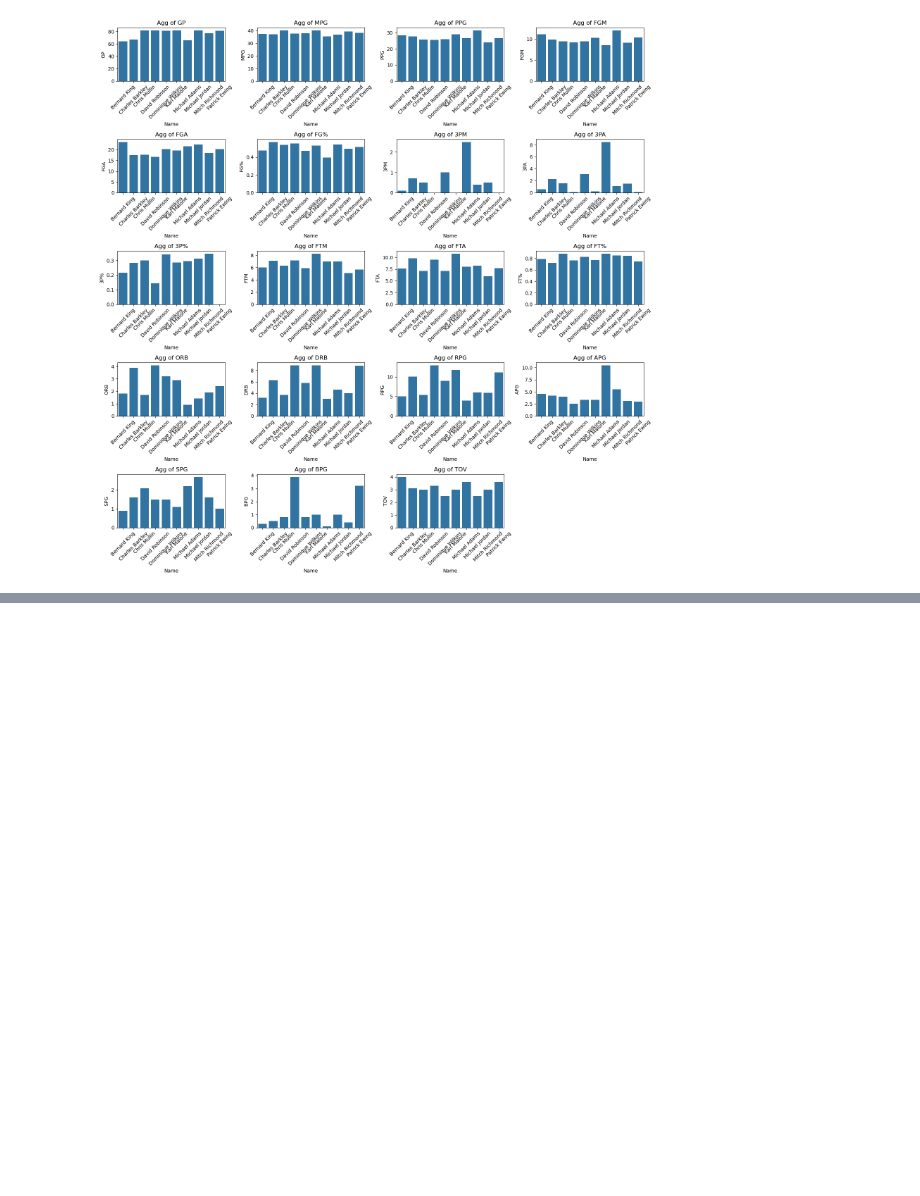
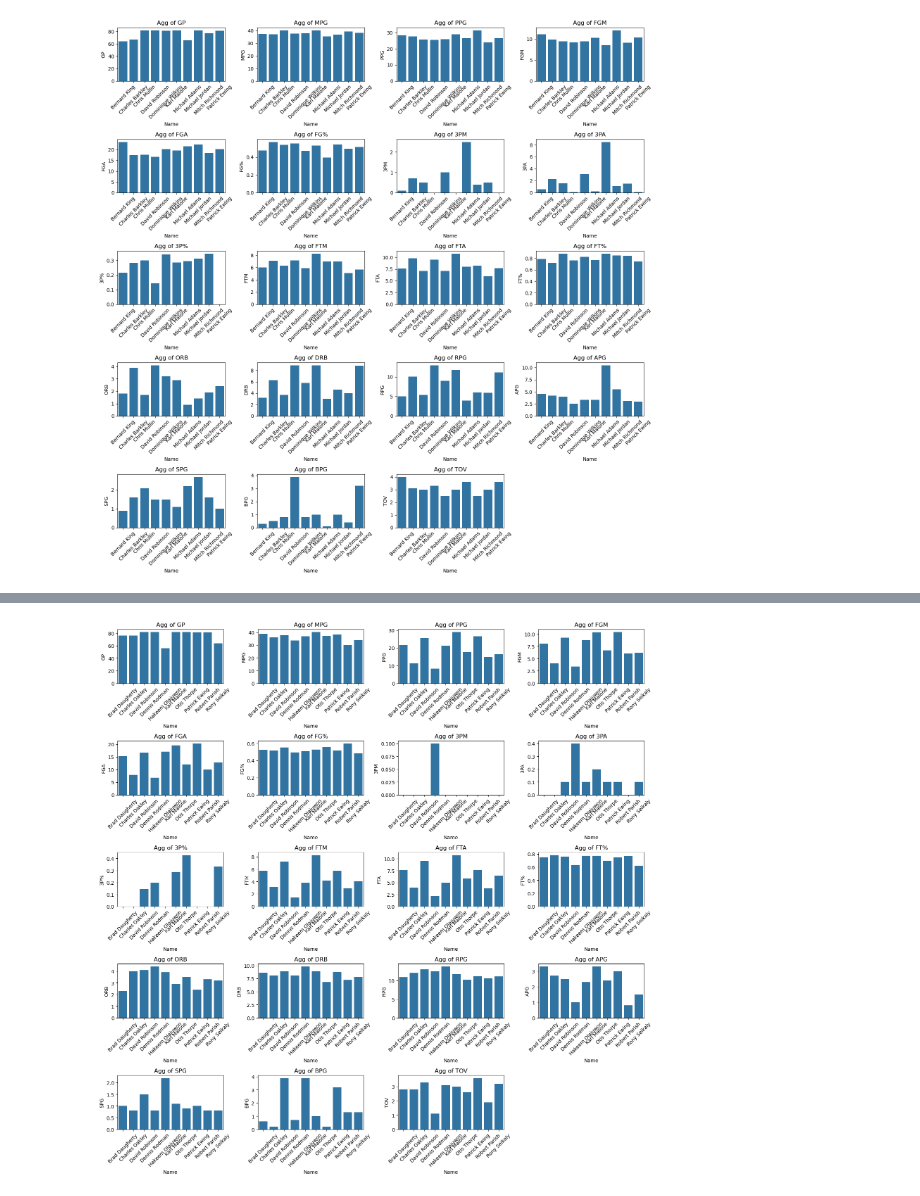
Before and after one commit to MaukanMir/1990-1991-Season-Analysis, a Jupyter notebook: nba.ipynb, the cells around one changed output, grey strips where cells are left out. Drawn from its saved outputs; the diff is of its cells as text; code cells hidden in the pictures; blank space fills up the shorter version.

Commit message:
added new visuals

```diff
--- a/nba.ipynb
+++ b/nba.ipynb
@@ -279,0 +282,3 @@ aggregate_dataset(top_25_scorers, interested_columns, "Name", "sum")
+# %%
+top_10_rebounders = df.sort_values(by="RPG",ascending=False).reset_index().head(10)
+top_10_rebounders
@@ -279,0 +298,4 @@ aggregate_dataset(top_25_scorers, interested_columns, "Name", "sum")
+# %%
+aggregate_dataset(top_10_rebounders, interested_columns, "Name", "sum")
+# %% [output]
+[figure, added]
```
Also changed, not shown: parts of 2 cells of this notebook.
